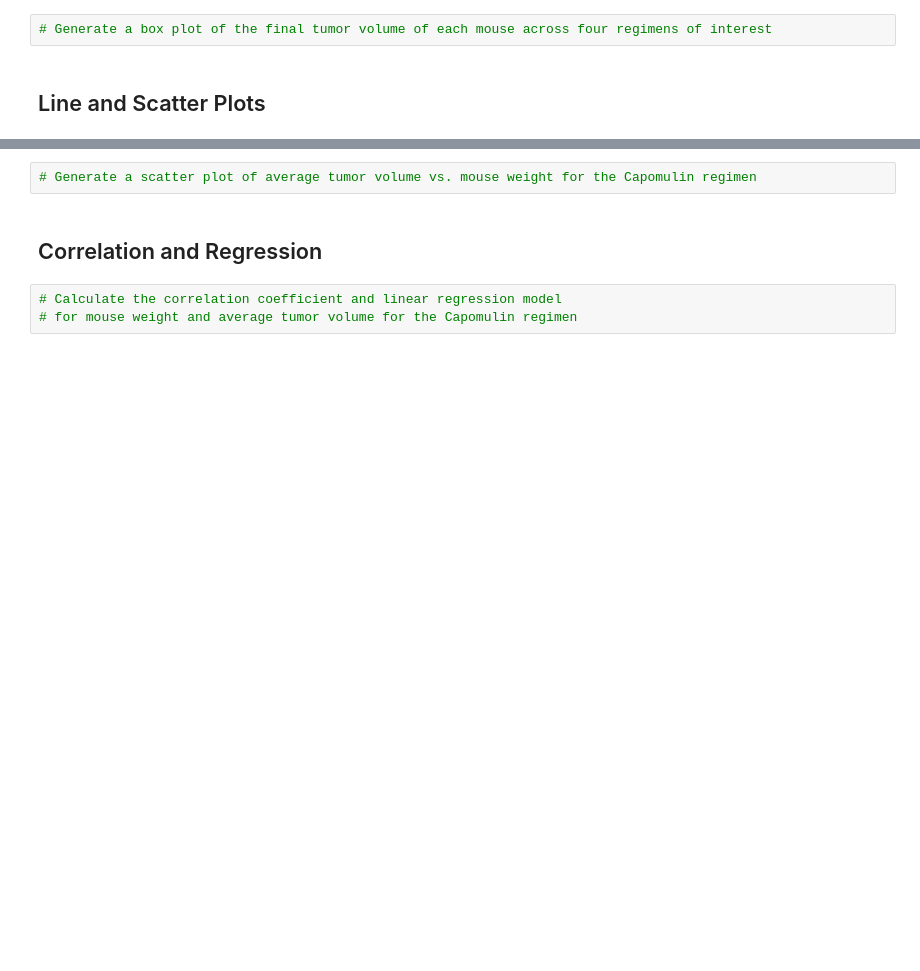
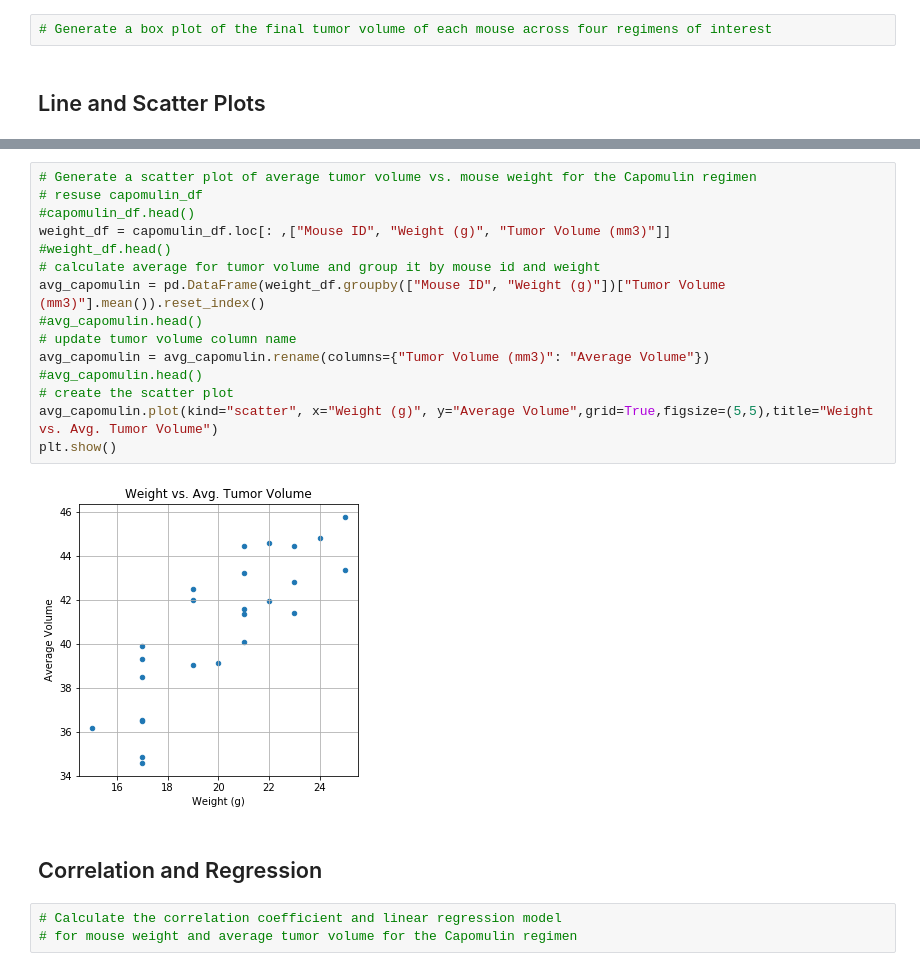
Before and after one commit to ybgandhi/matplotlib-challenge, a Jupyter notebook: Pymaceuticals/pymaceuticals_starter.ipynb, the cells around one changed output, grey strips where cells are left out. Drawn from its saved outputs; the diff is of its cells as text; blank space fills up the shorter version.

```diff
--- a/Pymaceuticals/pymaceuticals_starter.ipynb
+++ b/Pymaceuticals/pymaceuticals_starter.ipynb
@@ -264,5 +266,20 @@ plt.show()
-# %%
-# Generate a scatter plot of average tumor volume vs. mouse weight for the Capomulin regimen
+# %%
+# Generate a scatter plot of average tumor volume vs. mouse weight for the Capomulin regimen
+# resuse capomulin_df
+#capomulin_df.head()
+weight_df = capomulin_df.loc[: ,["Mouse ID", "Weight (g)", "Tumor Volume (mm3)"]]
+#weight_df.head()
+# calculate average for tumor volume and group it by mouse id and weight
+avg_capomulin = pd.DataFrame(weight_df.groupby(["Mouse ID", "Weight (g)"])["Tumor Volume (mm3)"].mean()).reset_index()
+#avg_capomulin.head()
+# update tumor volume column name
+avg_capomulin = avg_capomulin.rename(columns={"Tumor Volume (mm3)": "Average Volume"})
+#avg_capomulin.head()
+# create the scatter plot
+avg_capomulin.plot(kind="scatter", x="Weight (g)", y="Average Volume",grid=True,figsize=(5,5),title="Weight vs. Avg. Tumor Volume")
+plt.show()
+# %% [output]
+[figure, added]
 # %% [markdown]
 ## Correlation and Regression
 # %%
```
Also changed, not shown: parts of 1 cell of this notebook, 2 other files.
